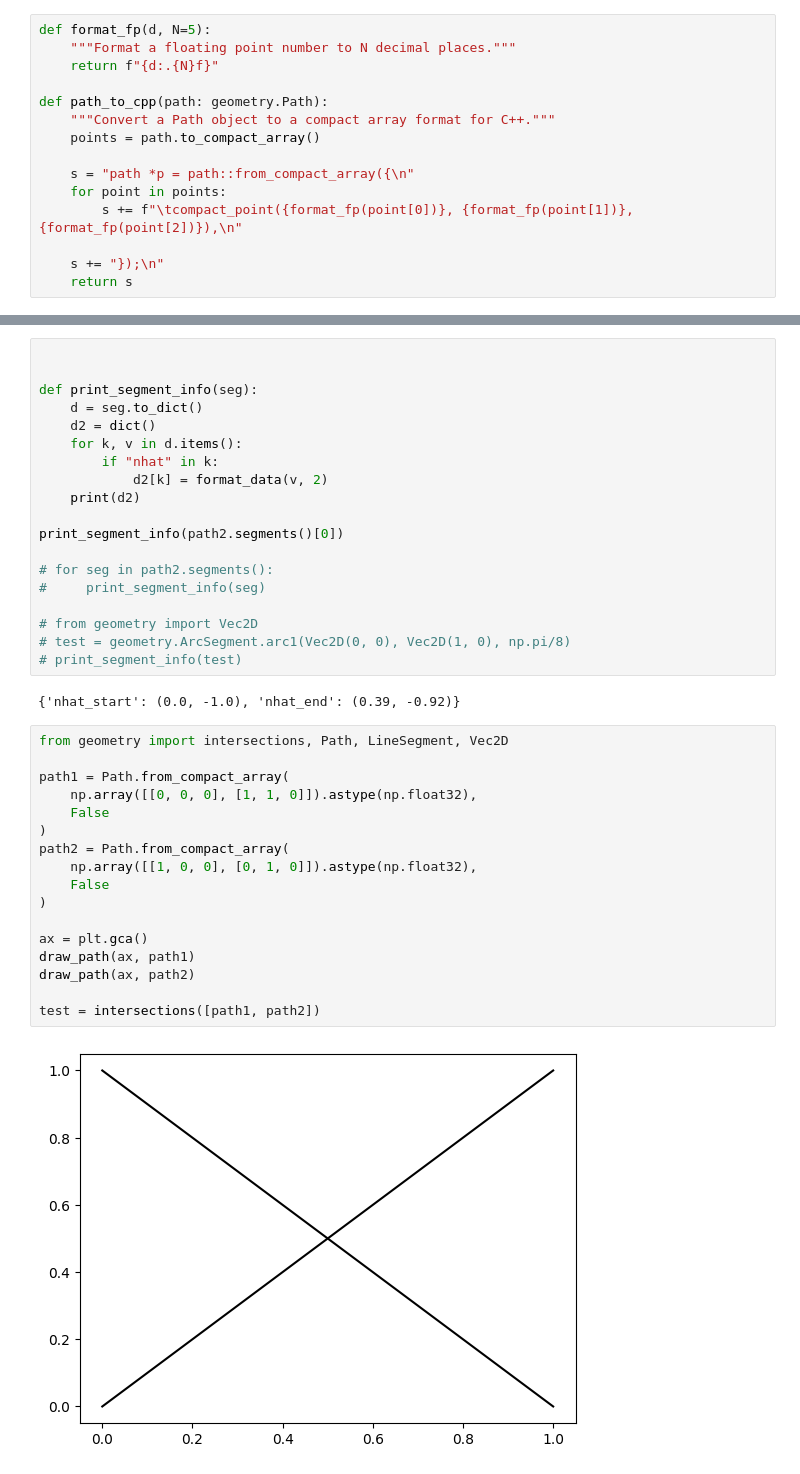
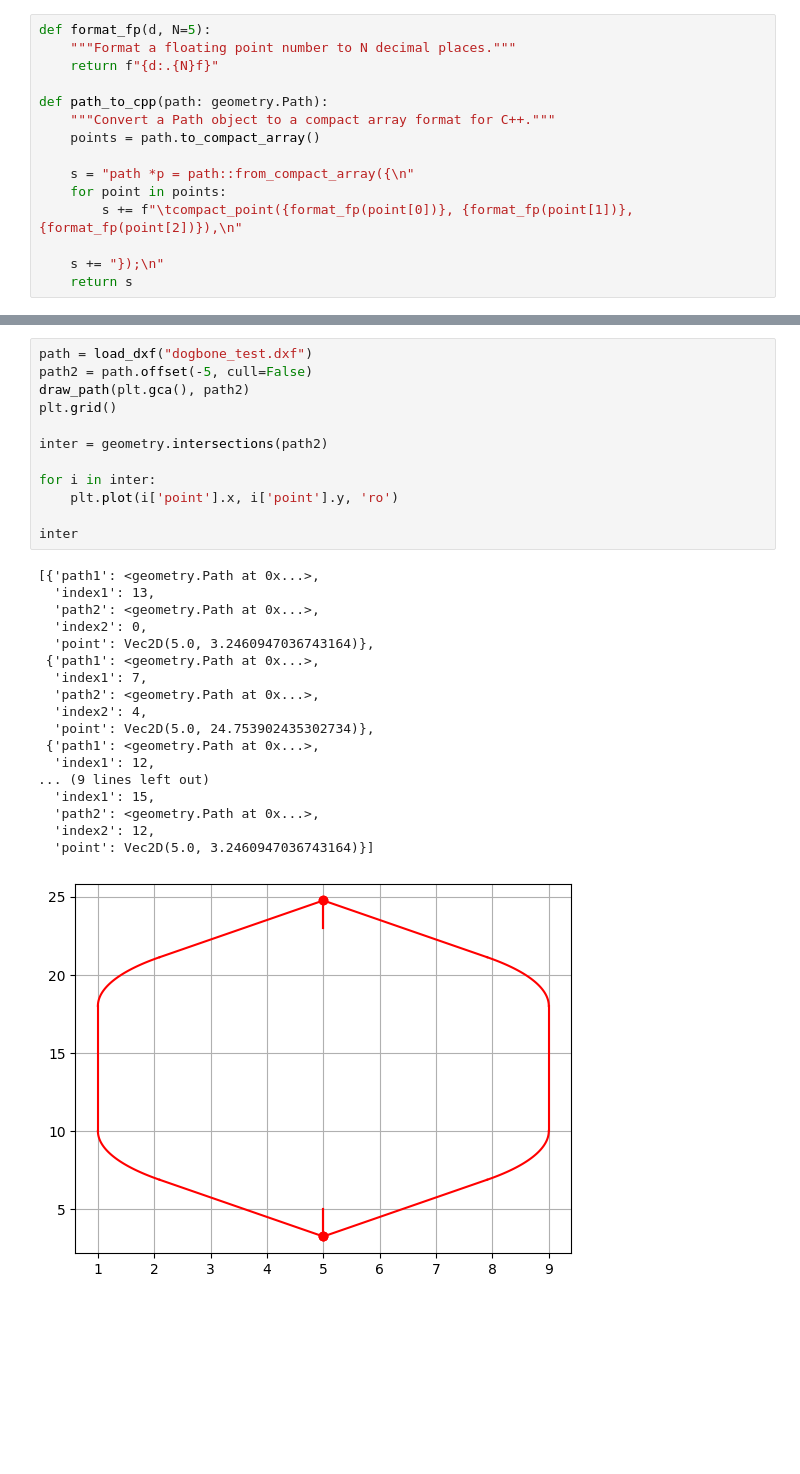
Before and after one commit to TheMarkster/pycam, a Jupyter notebook: notebooks/cython_test.ipynb, the cells around one changed output, grey strips where cells are left out. Saved outputs shown, nothing was run; the diff lists cells and outputs as text; blank space fills up the shorter version.

```diff
--- a/notebooks/cython_test.ipynb
+++ b/notebooks/cython_test.ipynb
@@ -186,40 +73,31 @@ for segment in temp.segments():
-# %%
-
-
-def print_segment_info(seg):
-    d = seg.to_dict()
-    d2 = dict()
-    for k, v in d.items():
-        if "nhat" in k:
-            d2[k] = format_data(v, 2)
-    print(d2)
-
-print_segment_info(path2.segments()[0])
-
-# for seg in path2.segments():
-#     print_segment_info(seg)
-
-# from geometry import Vec2D
-# test = geometry.ArcSegment.arc1(Vec2D(0, 0), Vec2D(1, 0), np.pi/8)
-# print_segment_info(test)
-# %% [output]
-{'nhat_start': (0.0, -1.0), 'nhat_end': (0.39, -0.92)}
-# %%
-from geometry import intersections, Path, LineSegment, Vec2D
-
-path1 = Path.from_compact_array(
-    np.array([[0, 0, 0], [1, 1, 0]]).astype(np.float32),
-    False
-)
-path2 = Path.from_compact_array(
-    np.array([[1, 0, 0], [0, 1, 0]]).astype(np.float32),
-    False
-)
-
-ax = plt.gca()
-draw_path(ax, path1)
-draw_path(ax, path2)
-
-test = intersections([path1, path2])
-# %% [output]
-[figure, removed]
+# %%
+path = load_dxf("dogbone_test.dxf")
+path2 = path.offset(-5, cull=False)
+draw_path(plt.gca(), path2)
+plt.grid()
+
+inter = geometry.intersections(path2)
+
+for i in inter:
+    plt.plot(i['point'].x, i['point'].y, 'ro')
+
+inter
+# %% [output]
+[{'path1': <geometry.Path at 0x...>,
+  'index1': 13,
+  'path2': <geometry.Path at 0x...>,
+  'index2': 0,
+  'point': Vec2D(5.0, 3.2460947036743164)},
+ {'path1': <geometry.Path at 0x...>,
+  'index1': 7,
+  'path2': <geometry.Path at 0x...>,
+  'index2': 4,
+  'point': Vec2D(5.0, 24.753902435302734)},
+ {'path1': <geometry.Path at 0x...>,
+  'index1': 12,
+... (9 lines left out)
+  'index1': 15,
+  'path2': <geometry.Path at 0x...>,
+  'index2': 12,
+  'point': Vec2D(5.0, 3.2460947036743164)}]
+[figure, added]
```
Also changed, not shown: parts of 23 cells of this notebook, 21 other files.
